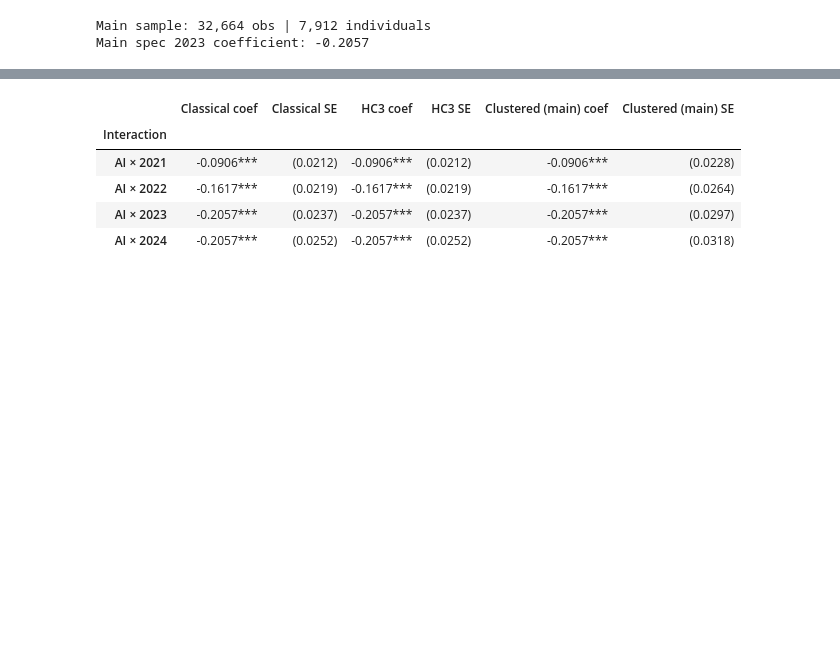
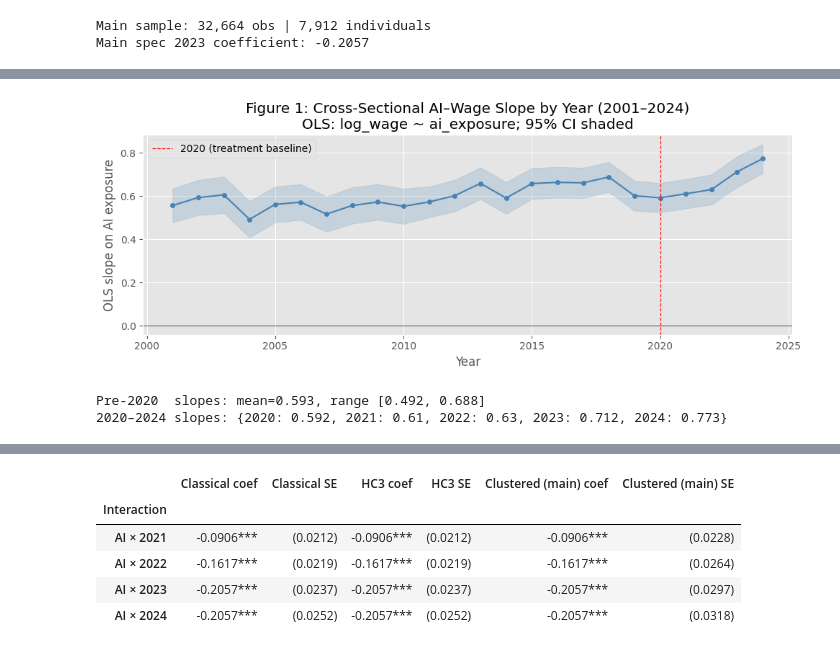
Before and after one commit to TingyingHuang/ECC3479-The-impact-of-AI-exposure-on-wage-growth, a Jupyter notebook: output/robustness_checks.ipynb, the cells around one changed output, grey strips where cells are left out. Saved outputs shown, nothing was run; the diff lists cells and outputs as text; code cells hidden in the pictures; blank space fills up the shorter version.

Commit message:
Update project analysis materials

```diff
--- a/output/robustness_checks.ipynb
+++ b/output/robustness_checks.ipynb
@@ -120,0 +257,60 @@ Main spec 2023 coefficient: -0.2057
+# %%
+# ── Load full HILDA panel (2001–2024) and AIOE scores ────────────────────────
+waves = pd.read_csv(project_root / 'data' / 'clean' / '06_hilda_person_wave_panel.csv')
+aioe  = pd.read_csv(project_root / 'data' / 'clean' / '01_aioe_by_anzsco.csv')
+
+# Build log wage (prefer wscmg, fallback wscmga)
+waves['wage_raw'] = pd.to_numeric(waves['wscmg'], errors='coerce')
+mask = waves['wage_raw'].isna()
+waves.loc[mask,'wage_raw'] = pd.to_numeric(waves.loc[mask,'wscmga'], errors='coerce')
+waves = waves[waves['wage_raw'] > 0].copy()
+waves['log_wage_long'] = np.log(waves['wage_raw'])
+
+# Aggregate AIOE to 2-digit ANZSCO (jbmo62 is 2-digit; anzsco_code is 6-digit)
+aioe['anzsco_code_num'] = pd.to_numeric(aioe['anzsco_code'], errors='coerce')
+aioe = aioe.dropna(subset=['anzsco_code_num'])
+aioe['jbmo62'] = (aioe['anzsco_code_num'] // 10000).astype(int)
+aioe_2d = aioe.groupby('jbmo62')['aioe_mean'].mean().reset_index().rename(columns={'aioe_mean': 'ai_exp_long'})
+
+# Merge AI exposure on 2-digit code
+waves['jbmo62'] = pd.to_numeric(waves['jbmo62'], errors='coerce')
+df_long = waves.merge(aioe_2d, on='jbmo62', how='left')
+df_long = df_long.dropna(subset=['year','log_wage_long','ai_exp_long'])
+df_long['year'] = df_long['year'].astype(int)
+
+# Year-by-year cross-sectional OLS
+slope_rows = []
+for yr in sorted(df_long['year'].unique()):
+    sub = df_long[df_long['year'] == yr]
+    if len(sub) < 30: continue
+    res = smf.ols('log_wage_long ~ ai_exp_long', data=sub).fit()
+    slope_rows.append({'year': yr,
+                       'slope': res.params['ai_exp_long'],
+                       'ci_lo': res.conf_int().loc['ai_exp_long', 0],
+                       'ci_hi': res.conf_int().loc['ai_exp_long', 1]})
+slope_df = pd.DataFrame(slope_rows)
+
+# Plot
+fig, ax = plt.subplots(figsize=(10, 4))
+ax.fill_between(slope_df['year'], slope_df['ci_lo'], slope_df['ci_hi'],
+                alpha=0.2, color='steelblue')
+ax.plot(slope_df['year'], slope_df['slope'], 'o-', color='steelblue', markersize=4)
+ax.axvline(2020, color='red', linestyle='--', linewidth=0.9, label='2020 (treatment baseline)')
+ax.axhline(0, color='black', linewidth=0.5)
+ax.set_title('Figure 1: Cross-Sectional AI–Wage Slope by Year (2001–2024)\n'
+             'OLS: log_wage ~ ai_exposure; 95% CI shaded')
+ax.set_xlabel('Year')
+ax.set_ylabel('OLS slope on AI exposure')
+ax.legend()
+plt.tight_layout()
+plt.show()
+
+pre  = slope_df[slope_df['year'] < 2020]
+post = slope_df[slope_df['year'] >= 2020]
+print(f'Pre-2020  slopes: mean={pre["slope"].mean():.3f}, '
+      f'range [{pre["slope"].min():.3f}, {pre["slope"].max():.3f}]')
+print(f'2020–2024 slopes: {post.set_index("year")["slope"].round(3).to_dict()}')
+# %% [output]
+[figure, added]
+Pre-2020  slopes: mean=0.593, range [0.492, 0.688]
+2020–2024 slopes: {2020: 0.592, 2021: 0.61, 2022: 0.63, 2023: 0.712, 2024: 0.773}
```
Also changed, not shown: parts of 28 cells of this notebook, 3 other files.
